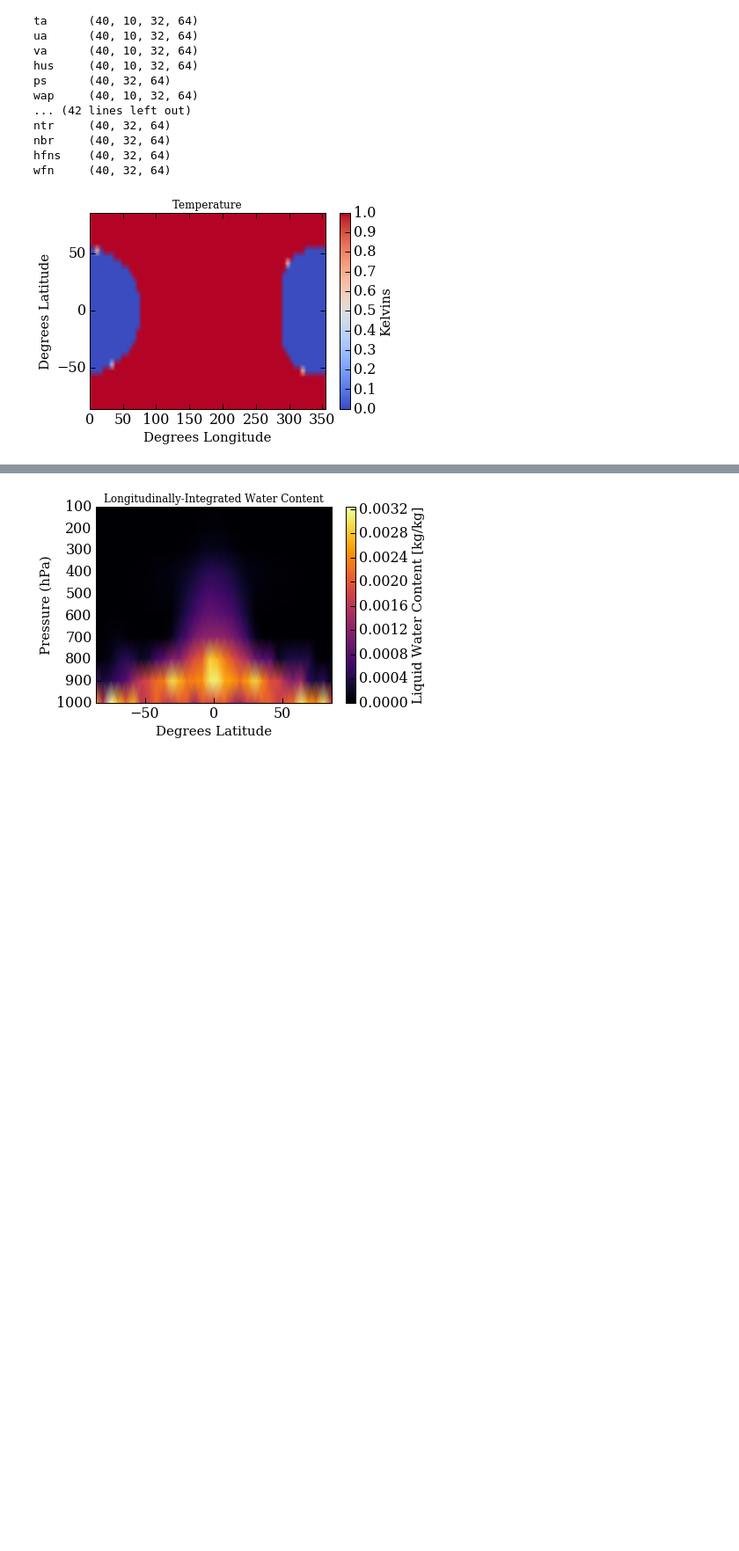
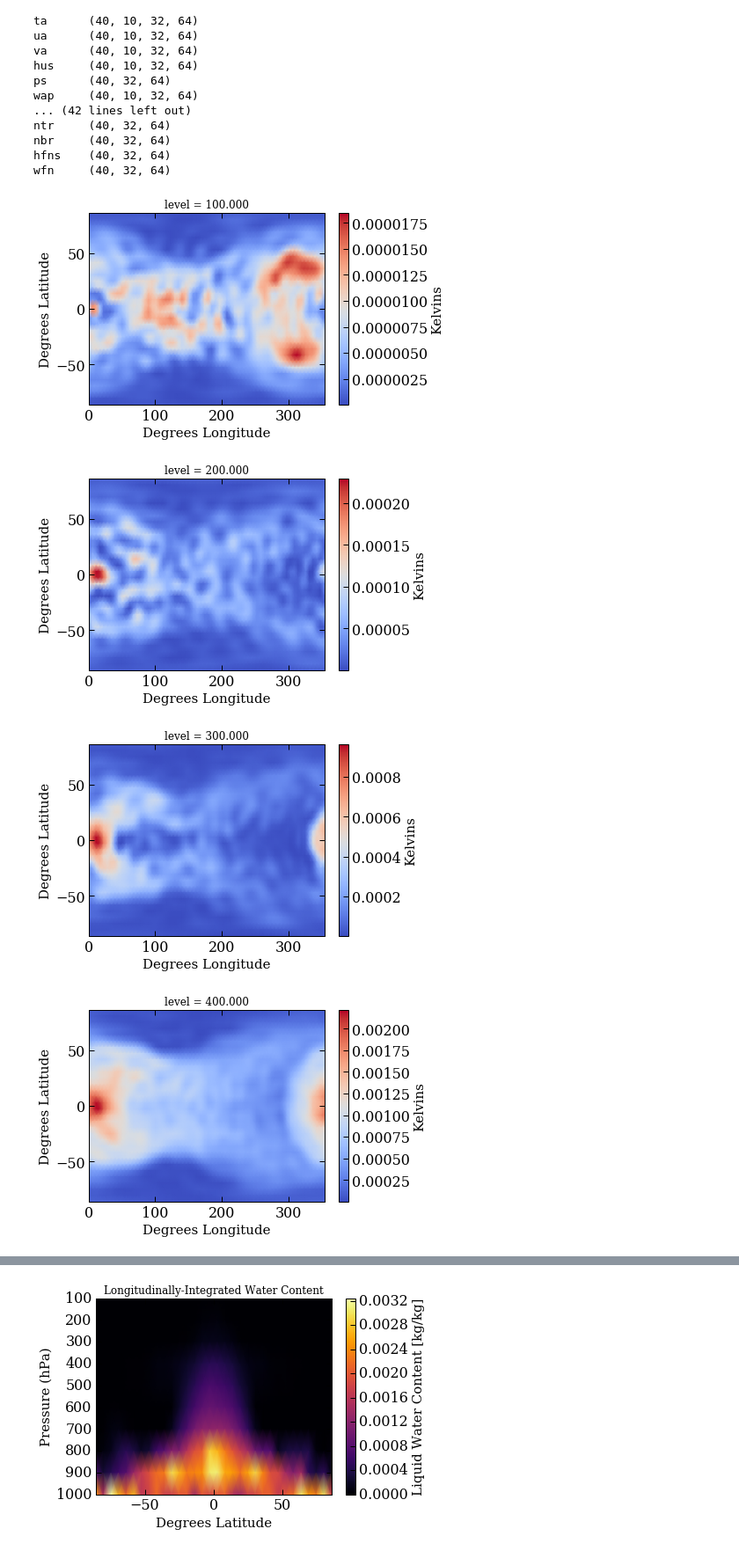
Before and after one commit to r-cloutier/GCM2Transmission, a Jupyter notebook: GCM Data Analysis Primer.ipynb, the cells around one changed output, grey strips where cells are left out. Shown at 88% size. Saved outputs shown, nothing was run; the diff lists cells and outputs as text; code cells hidden in the pictures; blank space fills up the shorter version.

```diff
--- a/GCM Data Analysis Primer.ipynb
+++ b/GCM Data Analysis Primer.ipynb
@@ -38,13 +33,18 @@ wfn     (40, 32, 64)
 # %%
 lts = data.variables['lat'][:]
 lns = data.variables['lon'][:]
 lons, lats = np.meshgrid(lns,lts)
-t=plt.pcolormesh(lons,lats,data.variables['sic'][39],shading='Gouraud',cmap='coolwarm')#,vmin=200,vmax=346.3)
-plt.xlabel('Degrees Longitude')
-plt.ylabel('Degrees Latitude')
-plt.title("Temperature")
-plt.ylim(np.amin(lts),np.amax(lts))
-plt.xlim(np.amin(lns),np.amax(lns))
-c=plt.colorbar(t,label='Kelvins')
+for i in range(10):
+    plt.figure(i)
+    t=plt.pcolormesh(lons,lats,data.variables['hus'][39,i],shading='Gouraud',cmap='coolwarm')#,vmin=200,vmax=346.3)
+    plt.xlabel('Degrees Longitude')
+    plt.ylabel('Degrees Latitude')
+    plt.title("level = %.3f"%data.variables['lev'][i])
+    plt.ylim(np.amin(lts),np.amax(lts))
+    plt.xlim(np.amin(lns),np.amax(lns))
+    c=plt.colorbar(t,label='Kelvins')
 # %% [output]
-[figure, old version]
+[figure, new version]
+[figure, added]
+[figure, added]
+[figure, added]
```
Also changed, not shown: parts of 2 cells of this notebook, 2 other files.
